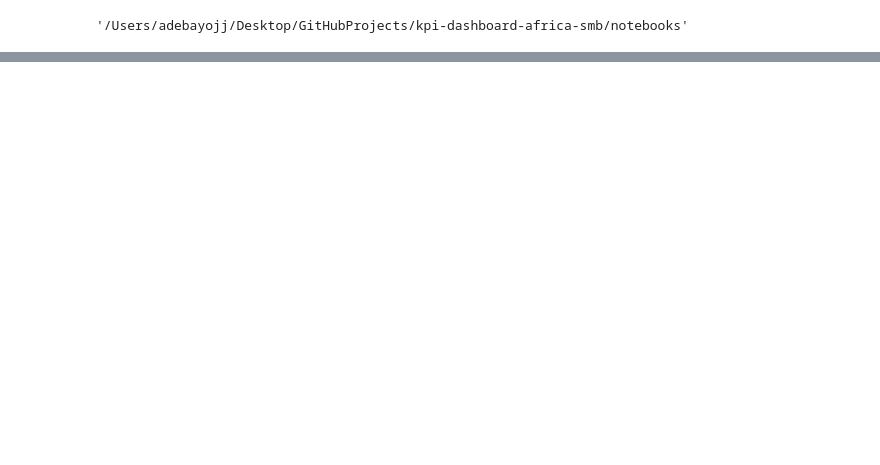
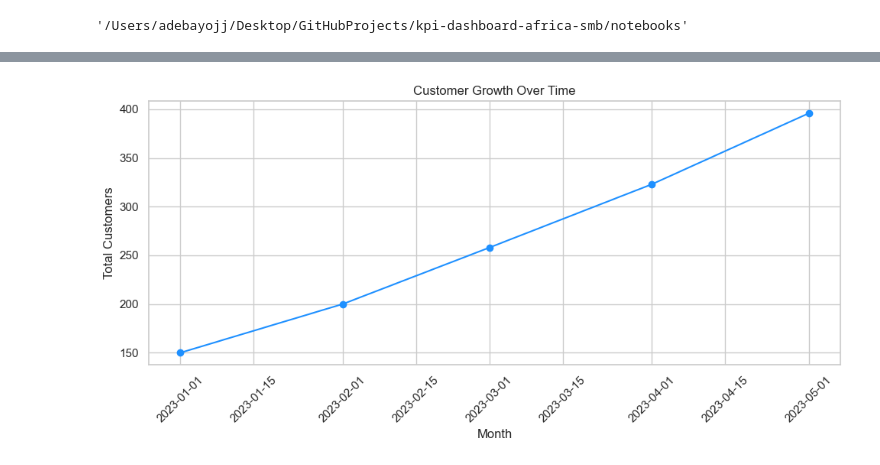
Before and after one commit to KayodePanda/kpi-dashboard-africa-smb, a Jupyter notebook: notebooks/kpi_analysis.ipynb, the cells around one changed output, grey strips where cells are left out. Saved outputs shown, nothing was run; the diff lists cells and outputs as text; code cells hidden in the pictures; blank space fills up the shorter version.

```diff
--- a/notebooks/kpi_analysis.ipynb
+++ b/notebooks/kpi_analysis.ipynb
@@ -68,0 +132,11 @@ plt.show()
+# %%
+plt.figure(figsize=(10, 5))
+plt.plot(df['Month'], df['Total_Customers'], marker='o', color='dodgerblue')
+plt.title("Customer Growth Over Time")
+plt.xlabel("Month")
+plt.ylabel("Total Customers")
+plt.xticks(rotation=45)
+plt.tight_layout()
+plt.show()
+# %% [output]
+[figure, added]
```
Also changed, not shown: parts of 16 cells of this notebook.
